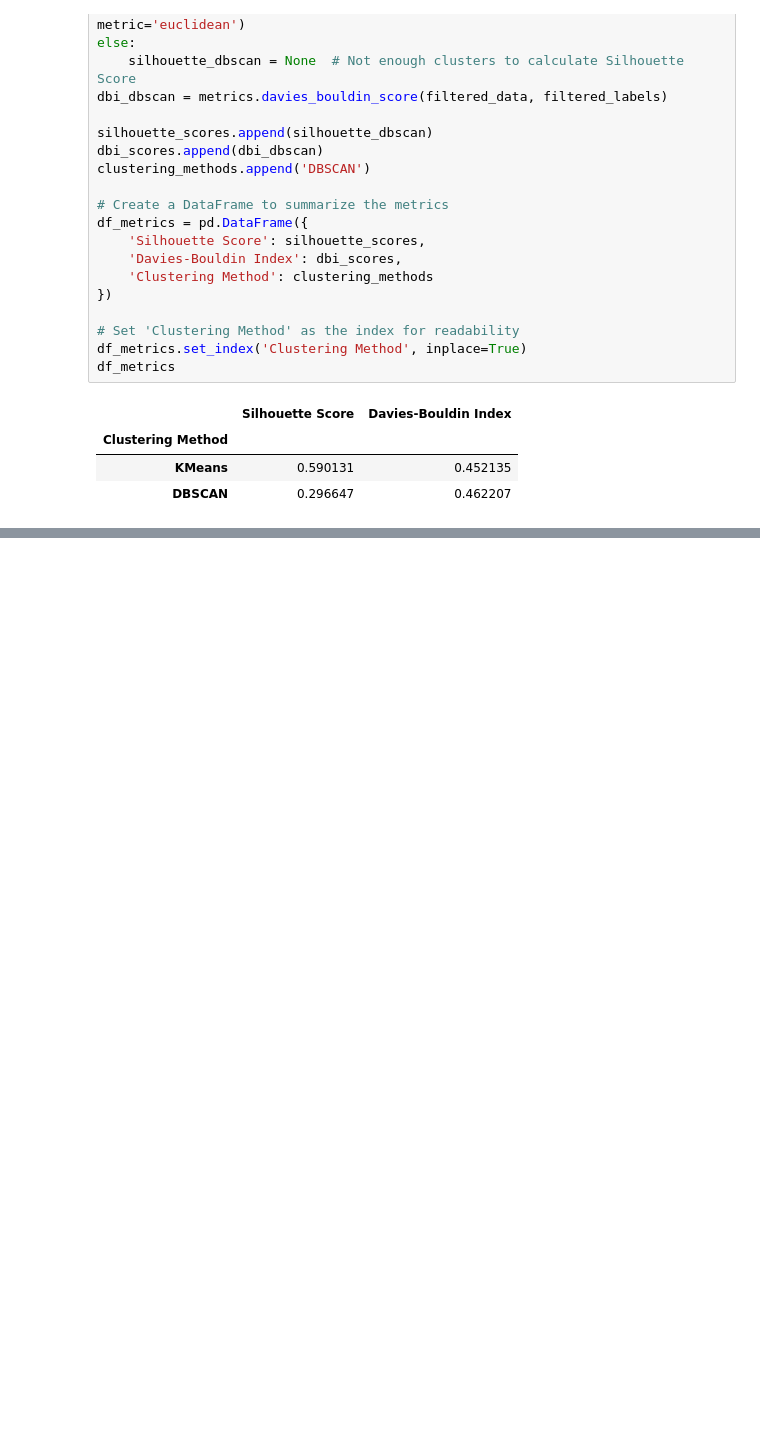
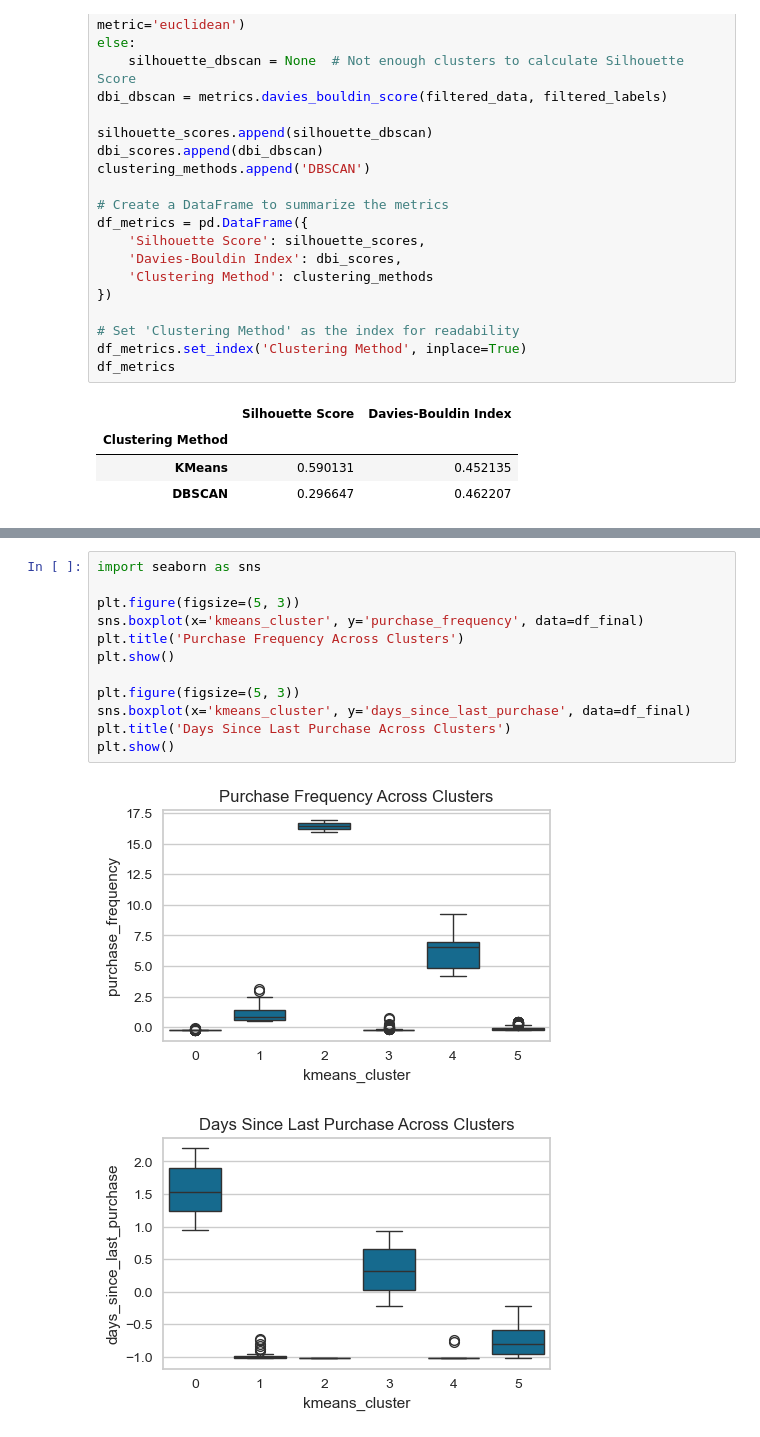
Before and after one commit to Wendyessilfie/Business-statistics-, a Jupyter notebook: new_taoyin_wendy-1-backup.ipynb, the cells around one changed output, grey strips where cells are left out. Cells and saved outputs as stored; diff of their text form; blank space fills up the shorter version.

```diff
--- a/new_taoyin_wendy-1-backup.ipynb
+++ b/new_taoyin_wendy-1-backup.ipynb
@@ -1344,0 +1397,15 @@ By the above method DBSCAN created 4 clusters.
+# %%
+import seaborn as sns
+
+plt.figure(figsize=(5, 3))
+sns.boxplot(x='kmeans_cluster', y='purchase_frequency', data=df_final)
+plt.title('Purchase Frequency Across Clusters')
+plt.show()
+
+plt.figure(figsize=(5, 3))
+sns.boxplot(x='kmeans_cluster', y='days_since_last_purchase', data=df_final)
+plt.title('Days Since Last Purchase Across Clusters')
+plt.show()
+# %% [output]
+[figure, added]
+[figure, added]
```
Also changed, not shown: parts of 8 cells of this notebook.
